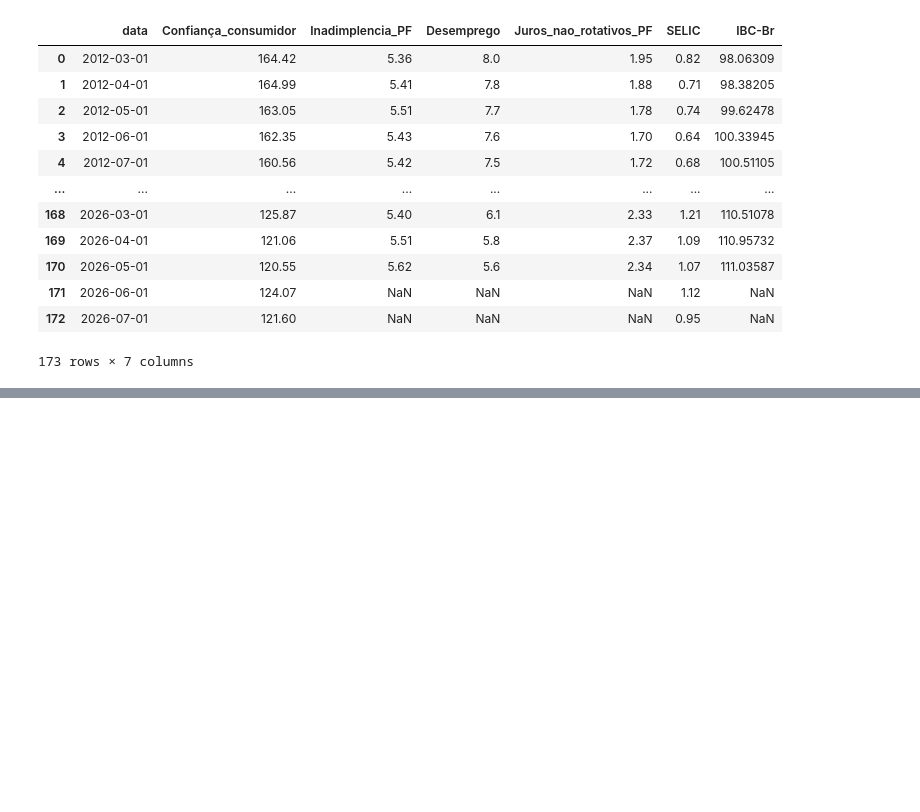
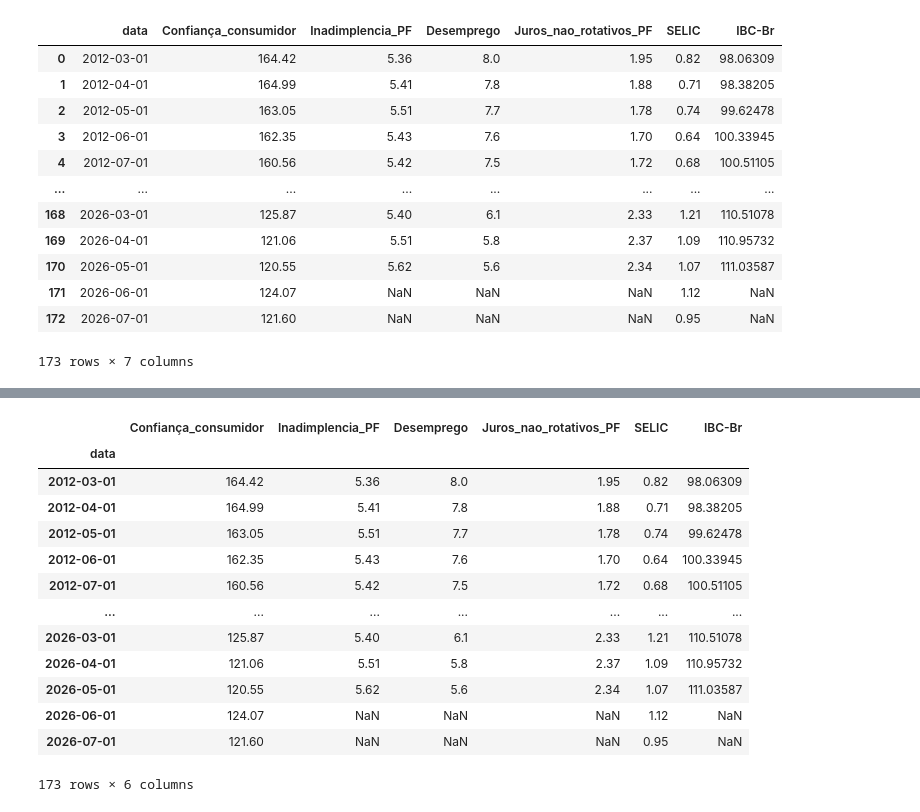
Before and after one commit to WesleySouza13/MacroEconomic-Modeling-Inverse-Problems-for-Default-Estimation-, a Jupyter notebook: notebooks/EDA.ipynb, the cells around one changed output, grey strips where cells are left out. Drawn from its saved outputs; the diff is of its cells as text; code cells hidden in the pictures; blank space fills up the shorter version.

```diff
--- a/notebooks/EDA.ipynb
+++ b/notebooks/EDA.ipynb
@@ -56,0 +79,18 @@ df
+# %%
+df = df.set_index('data')
+df
+# %% [output]
+|  | Confiança_consumidor | Inadimplencia_PF | Desemprego | Juros_nao_rotativos_PF | SELIC | IBC-Br |
+| data |  |  |  |  |  |  |
+| 2012-03-01 | 164.42 | 5.36 | 8.0 | 1.95 | 0.82 | 98.06309 |
+| 2012-04-01 | 164.99 | 5.41 | 7.8 | 1.88 | 0.71 | 98.38205 |
+| 2012-05-01 | 163.05 | 5.51 | 7.7 | 1.78 | 0.74 | 99.62478 |
+| 2012-06-01 | 162.35 | 5.43 | 7.6 | 1.70 | 0.64 | 100.33945 |
+| 2012-07-01 | 160.56 | 5.42 | 7.5 | 1.72 | 0.68 | 100.51105 |
+| ... | ... | ... | ... | ... | ... | ... |
+| 2026-03-01 | 125.87 | 5.40 | 6.1 | 2.33 | 1.21 | 110.51078 |
+| 2026-04-01 | 121.06 | 5.51 | 5.8 | 2.37 | 1.09 | 110.95732 |
+| 2026-05-01 | 120.55 | 5.62 | 5.6 | 2.34 | 1.07 | 111.03587 |
+| 2026-06-01 | 124.07 | NaN | NaN | NaN | 1.12 | NaN |
+| 2026-07-01 | 121.60 | NaN | NaN | NaN | 0.95 | NaN |
+173 rows × 6 columns
```
Also changed, not shown: parts of 10 cells of this notebook, 3 other files.
